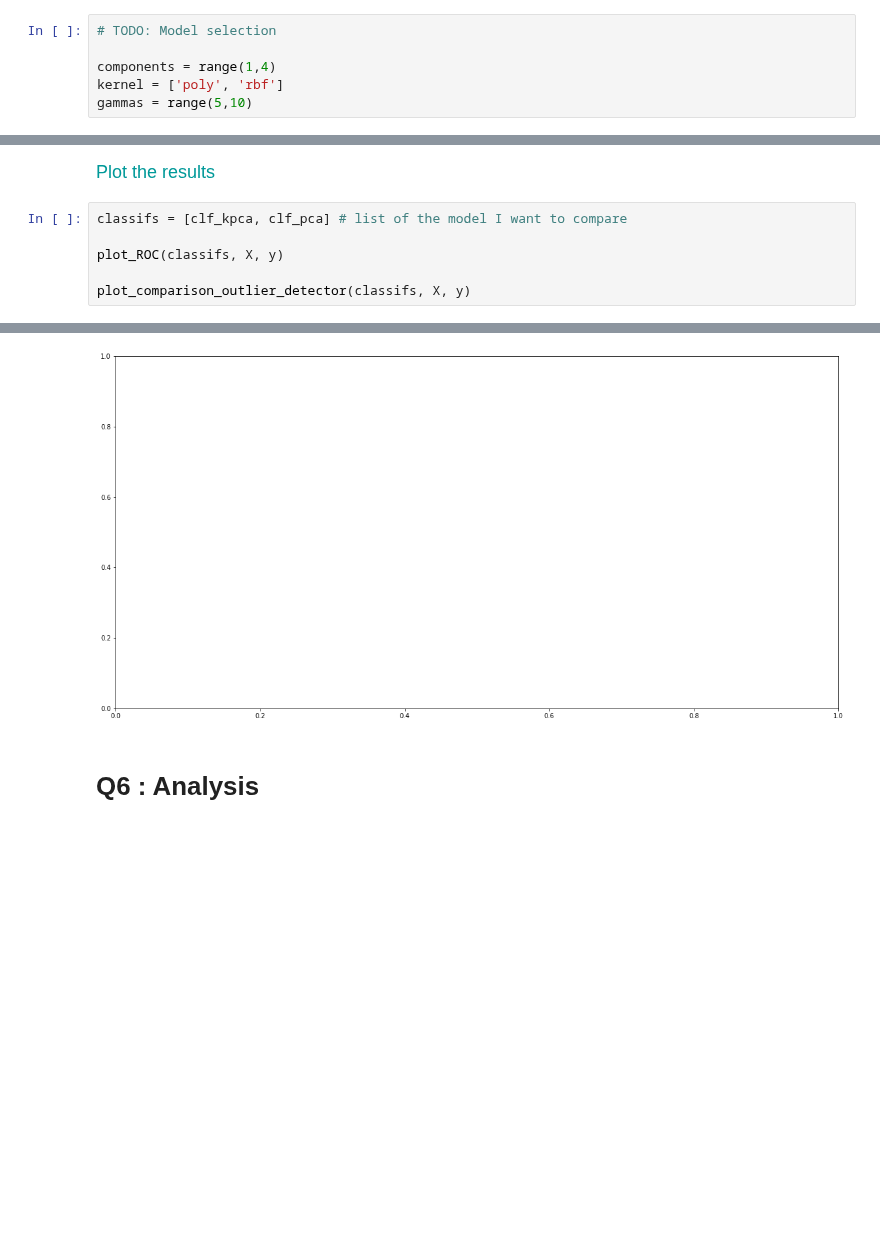
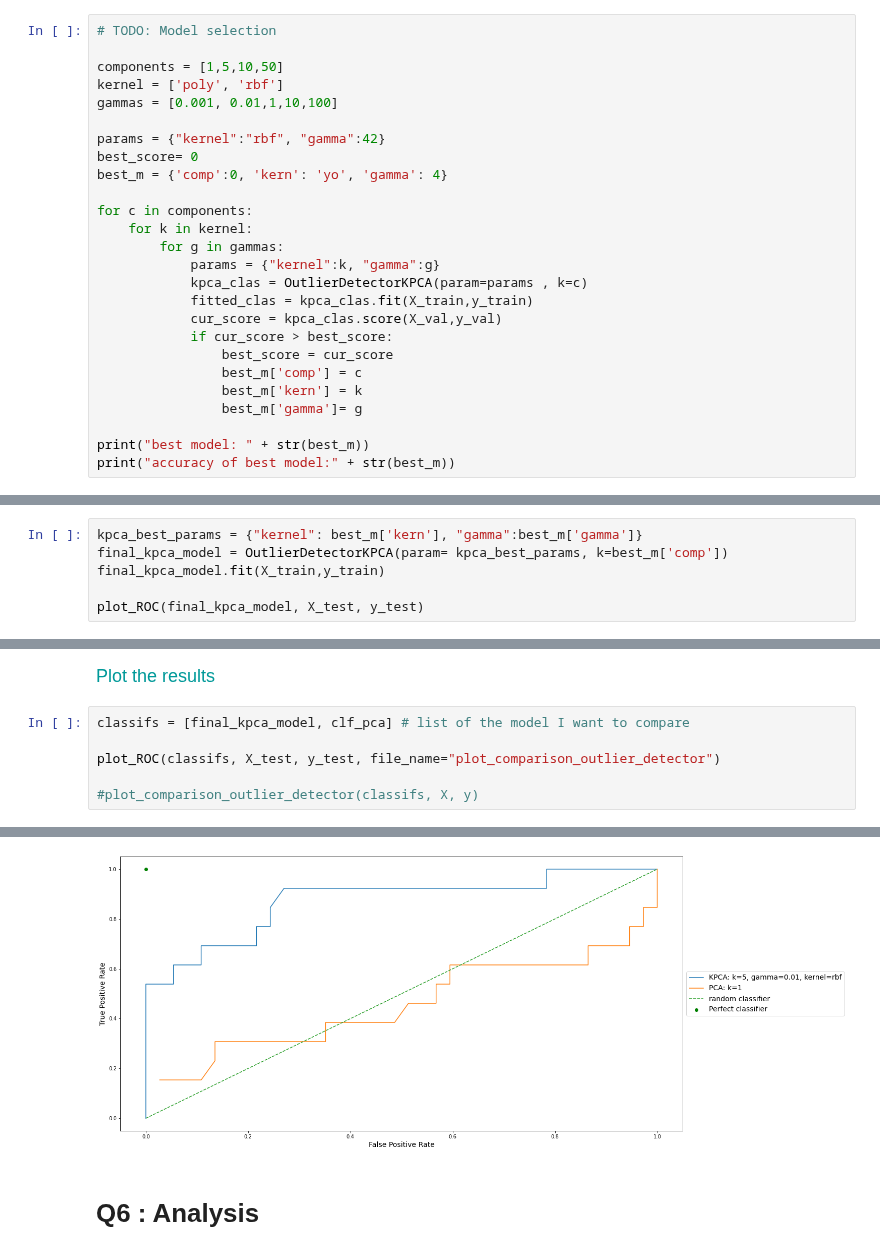
Before and after one commit to SimonLegendrre/LINMA2472_AlgoInDataScienceProjet1, a Jupyter notebook: P2/AdriHW2.ipynb, the cells around one changed output, grey strips where cells are left out. Saved outputs shown, nothing was run; the diff lists cells and outputs as text; blank space fills up the shorter version.

Commit message:
plot comparison dassé

```diff
--- a/P2/AdriHW2.ipynb
+++ b/P2/AdriHW2.ipynb
@@ -657,6 +657,26 @@ Perform your model selection: don't forget that you train your models on the tra
 # %%
 # TODO: Model selection
 
-components = range(1,4)
+components = [1,5,10,50]
 kernel = ['poly', 'rbf']
-gammas = range(5,10)
+gammas = [0.001, 0.01,1,10,100]
+
+params = {"kernel":"rbf", "gamma":42}
+best_score= 0
+best_m = {'comp':0, 'kern': 'yo', 'gamma': 4}
+
+for c in components:
+    for k in kernel:
+        for g in gammas:
+            params = {"kernel":k, "gamma":g}
+            kpca_clas = OutlierDetectorKPCA(param=params , k=c)
+            fitted_clas = kpca_clas.fit(X_train,y_train)
+            cur_score = kpca_clas.score(X_val,y_val)
+            if cur_score > best_score:
+                best_score = cur_score
+                best_m['comp'] = c
+                best_m['kern'] = k
+                best_m['gamma']= g
+
+print("best model: " + str(best_m))
+print("accuracy of best model:" + str(best_m))
@@ -662,0 +701,6 @@ gammas = range(5,10)
+# %%
+kpca_best_params = {"kernel": best_m['kern'], "gamma":best_m['gamma']}
+final_kpca_model = OutlierDetectorKPCA(param= kpca_best_params, k=best_m['comp'])
+final_kpca_model.fit(X_train,y_train)
+
+plot_ROC(final_kpca_model, X_test, y_test)
@@ -664,9 +725,9 @@ gammas = range(5,10)
 <font size=4 color=#009999> Plot the results </font> <br>
 </font>
 # %%
-classifs = [clf_kpca, clf_pca] # list of the model I want to compare
+classifs = [final_kpca_model, clf_pca] # list of the model I want to compare
 
-plot_ROC(classifs, X, y)
+plot_ROC(classifs, X_test, y_test, file_name="plot_comparison_outlier_detector")
 
-plot_comparison_outlier_detector(classifs, X, y)
+#plot_comparison_outlier_detector(classifs, X, y)
 # %% [output]
@@ -674,4 +750,4 @@ ValueError: X has 2 features, but PCA is expecting 314 features as input.
-[figure, old version]
+[figure, new version]
 # %% [markdown]
 # Q6 : Analysis
 # %% [markdown]
```
Also changed, not shown: parts of 9 cells of this notebook, 2 other files.
